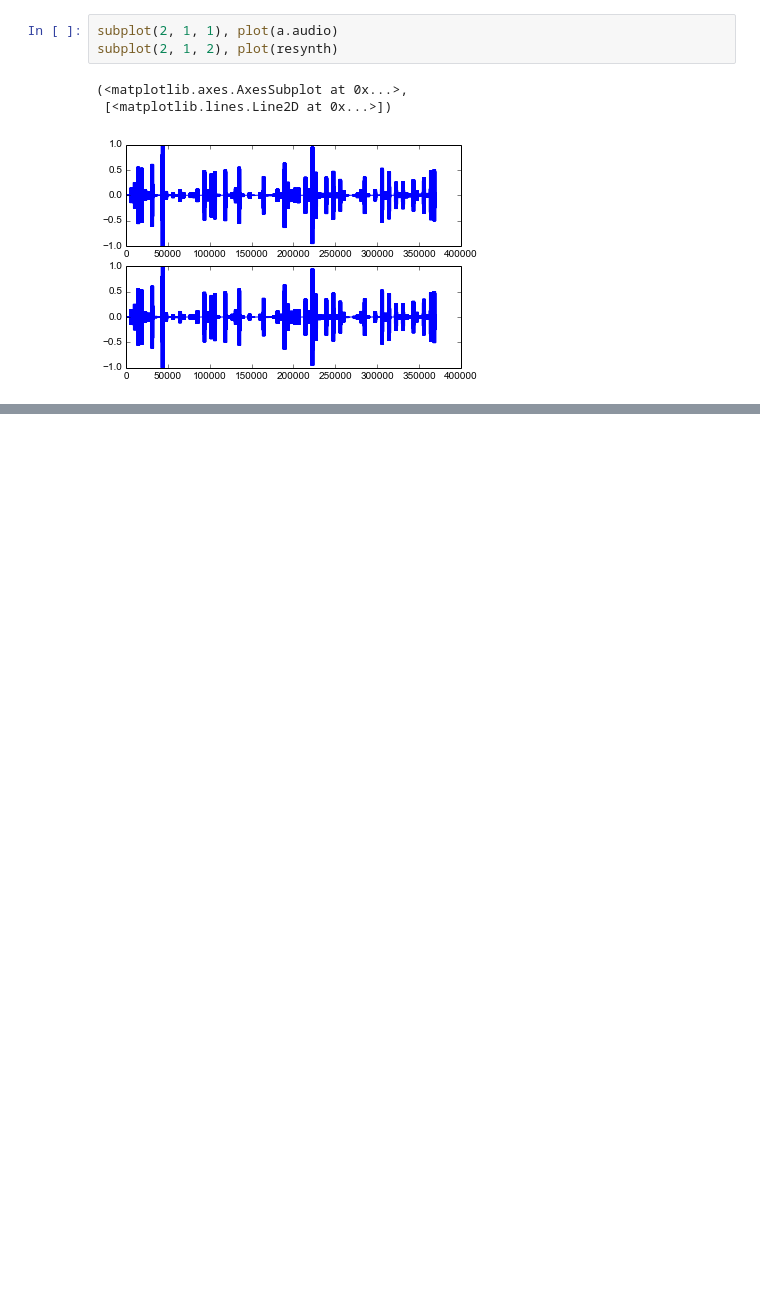
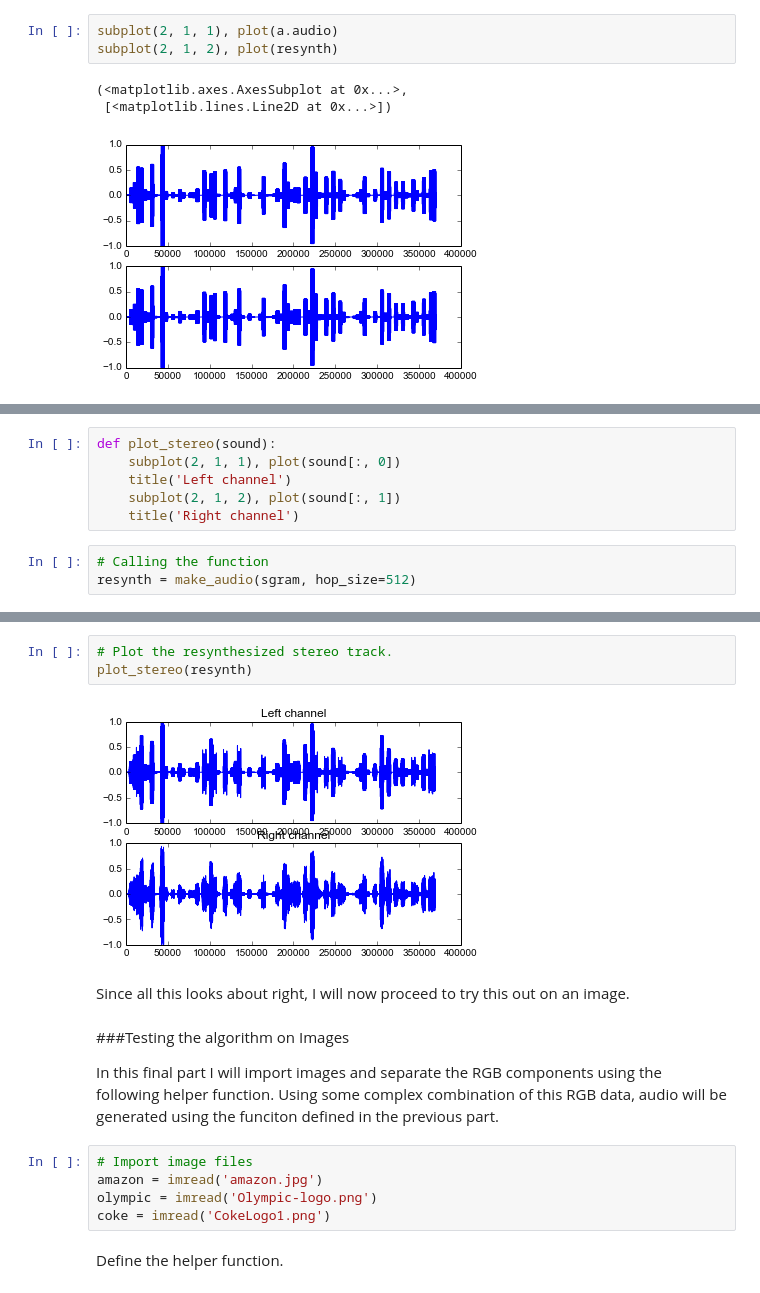
Before and after one commit to akshay1992/201A, a Jupyter notebook: Homework 3 - Image as a spectrogram.ipynb, the cells around one changed output, grey strips where cells are left out. Cells and saved outputs as stored; diff of their text form; blank space fills up the shorter version.

```diff
--- a/Homework 3 - Image as a spectrogram.ipynb
+++ b/Homework 3 - Image as a spectrogram.ipynb
@@ -149,0 +210,9 @@ subplot(2, 1, 2), plot(resynth)
+# %%
+def plot_stereo(sound):
+    subplot(2, 1, 1), plot(sound[:, 0])
+    title('Left channel')
+    subplot(2, 1, 2), plot(sound[:, 1])
+    title('Right channel')
+# %%
+# Calling the function
+resynth = make_audio(sgram, hop_size=512)
@@ -149,0 +225,18 @@ subplot(2, 1, 2), plot(resynth)
+# %%
+# Plot the resynthesized stereo track.
+plot_stereo(resynth)
+# %% [output]
+[figure, added]
+# %% [markdown]
+Since all this looks about right, I will now proceed to try this out on an image.
+# %% [markdown]
+###Testing the algorithm on Images
+
+In this final part I will import images and separate the RGB components using the following helper function. Using some complex combination of this RGB data, audio will be generated using the funciton defined in the previous part.
+# %%
+# Import image files
+amazon = imread('amazon.jpg')
+olympic = imread('Olympic-logo.png')
+coke = imread('CokeLogo1.png')
+# %% [markdown]
+Define the helper function.
```
Also changed, not shown: parts of 52 cells of this notebook, 12 other files.
